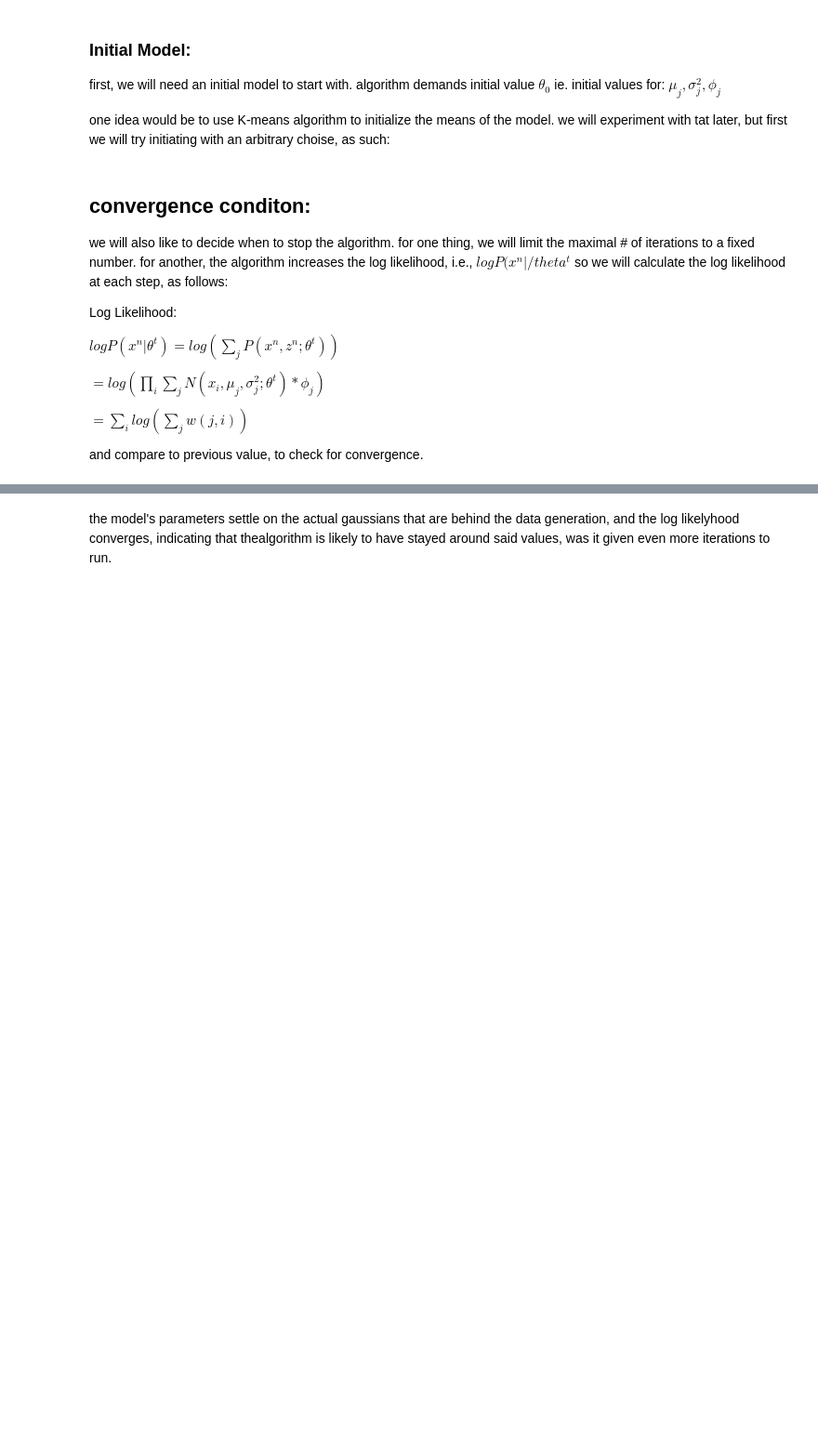
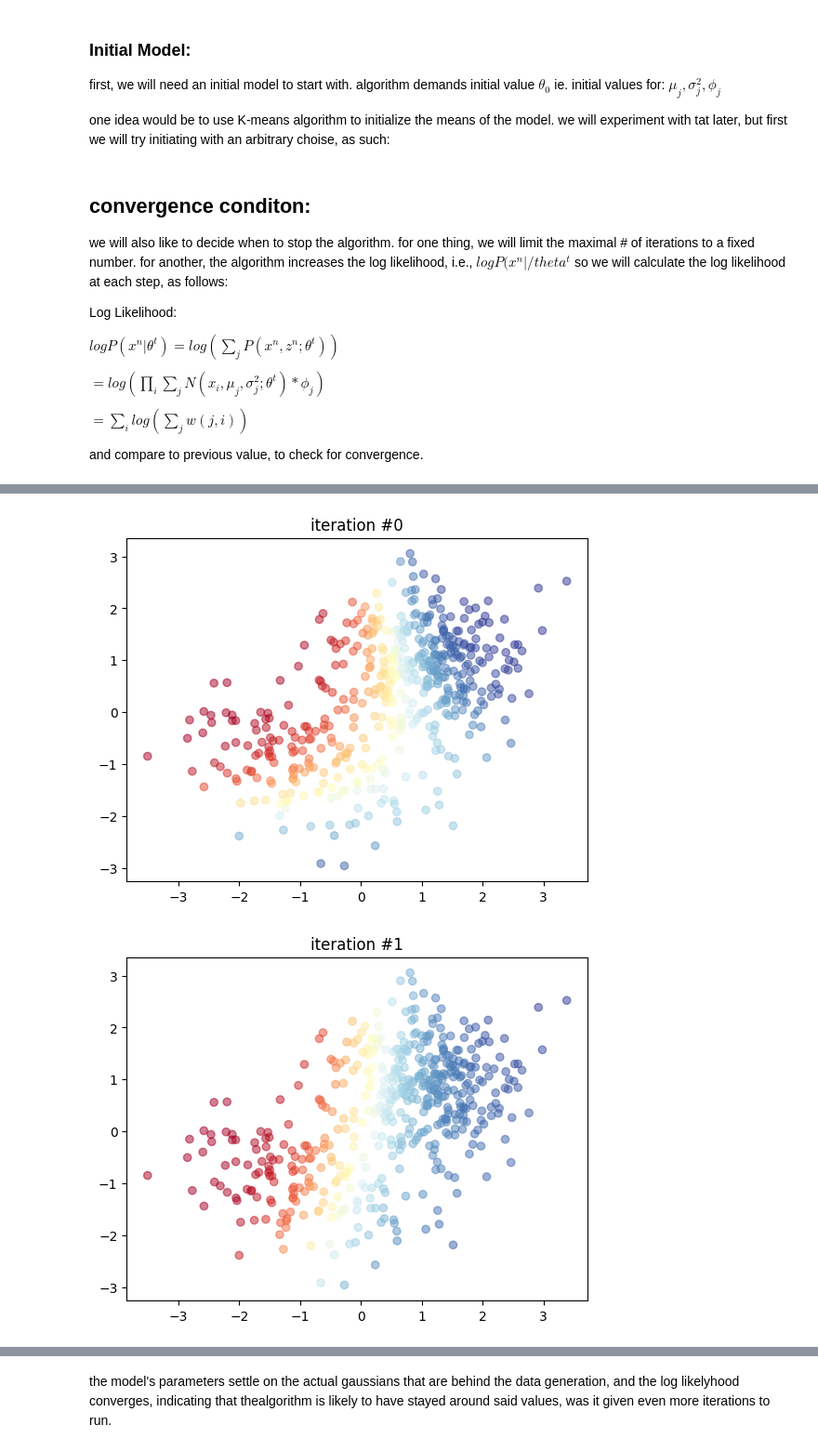
Before and after one commit to nadavo11/MLE_unsupervised_clustering, a Jupyter notebook: EM_Clustering.ipynb, the cells around one changed output, grey strips where cells are left out. Shown at 93% size. Saved outputs shown, nothing was run; the diff lists cells and outputs as text; code cells hidden in the pictures; blank space fills up the shorter version.

```diff
--- a/EM_Clustering.ipynb
+++ b/EM_Clustering.ipynb
@@ -258,7 +240,7 @@ for:  $\mu_j , \sigma^2_j , \phi_j$
 
 one idea would be to use K-means algorithm to initialize the means of the model. we will experiment with tat later, but first we will try initiating with an arbitrary choise, as such:
 # %%
-def initial_model(c,d,*args):
+def initial_model(k,d,*args):
     """
 
     :param c: # of Gaussians in model
@@ -271,7 +253,6 @@ def initial_model(c,d,*args):
 
 
     """
-
 
     mu = np.array([np.random.multivariate_normal([0]*d, np.eye(d,d)) for i in range(k)])
 
@@ -289,7 +270,7 @@ def initial_model(c,d,*args):
         print("initiating a random model...")
 
     else:
-        phi, sigma = args
+        phi, sigmas = args
         print("initiating a model with given phi,sigma...")
     print("phi: ",phi,"\n\nmu: ", mu,"\n\nsigma: ", sigmas)
     return phi, mu, sigmas
@@ -418,0 +369,4 @@ log likelyhood:  31913.987035624352
+# %%
+init = initial_model(k,d,phi,sigma)
+
+print(init)
@@ -418,0 +387,8 @@ log likelyhood:  31913.987035624352
+# %%
+
+phi, mu, sigma, lol = MLE(data,init,case=1)
+
+plot_log_likelihood(lol)
+# %% [output]
+[figure, added]
+[figure, added]
```
Also changed, not shown: parts of 28 cells of this notebook.
